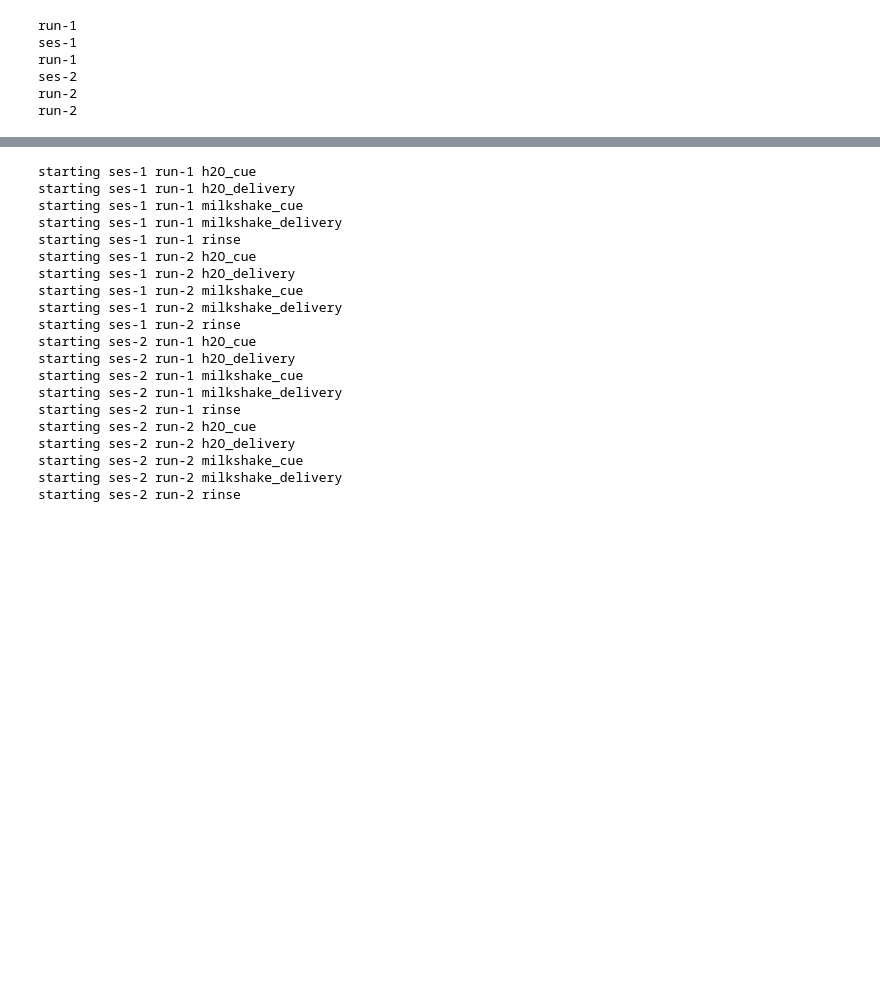
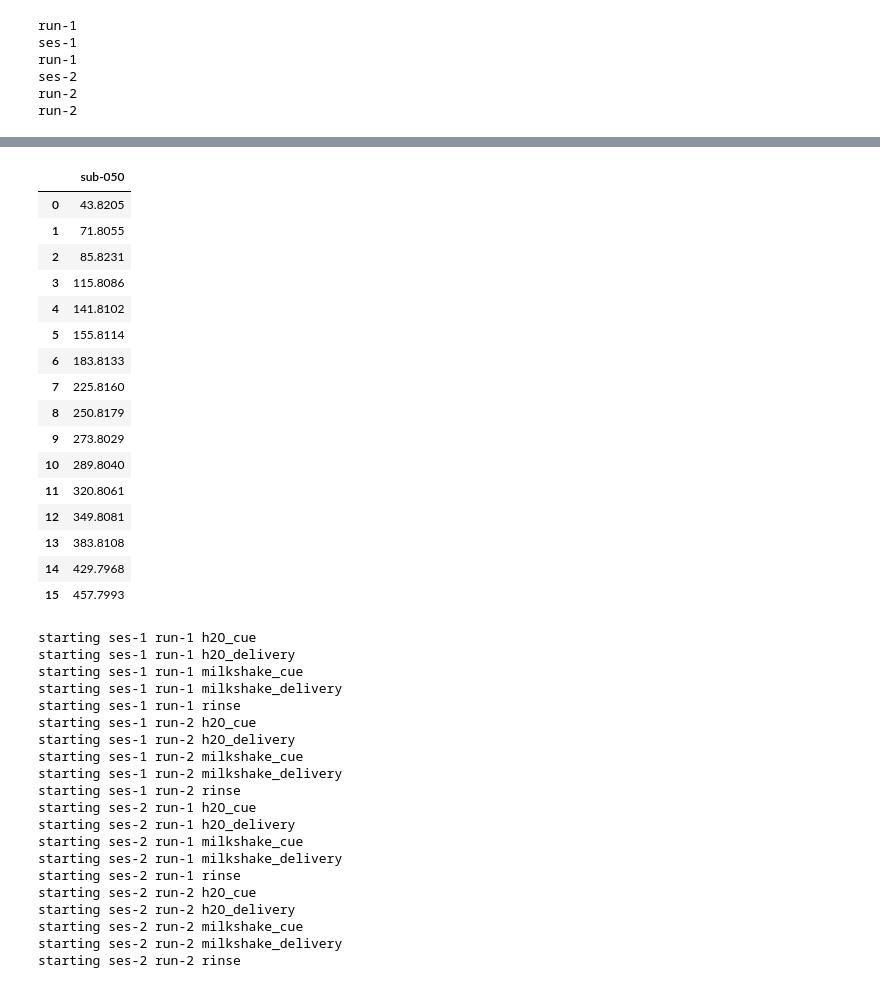
Before and after one commit to grace-shearrer/bromo_ana, a Jupyter notebook: BRO_analysis.ipynb, the cells around one changed output, grey strips where cells are left out. Cells and saved outputs as stored; diff of their text form; code cells hidden in the pictures; blank space fills up the shorter version.

```diff
--- a/BRO_analysis.ipynb
+++ b/BRO_analysis.ipynb
@@ -1264,3 +1287,23 @@ check_onsets2['ses-1']['run-1']['rinse']
+# %%
+pd.DataFrame.from_dict(check_onsets2['ses-1']['run-2']['h2O_cue']['sub-050'])
+# %% [output]
+|  | sub-050 |
+| 0 | 43.8205 |
+| 1 | 71.8055 |
+| 2 | 85.8231 |
+| 3 | 115.8086 |
+| 4 | 141.8102 |
+| 5 | 155.8114 |
+| 6 | 183.8133 |
+| 7 | 225.8160 |
+| 8 | 250.8179 |
+| 9 | 273.8029 |
+| 10 | 289.8040 |
+| 11 | 320.8061 |
+| 12 | 349.8081 |
+| 13 | 383.8108 |
+| 14 | 429.7968 |
+| 15 | 457.7993 |
 # %%
 events = ['h2O_cue','h2O_delivery','milkshake_cue','milkshake_delivery','rinse']
 # %%
```
Also changed, not shown: parts of 47 cells of this notebook.
